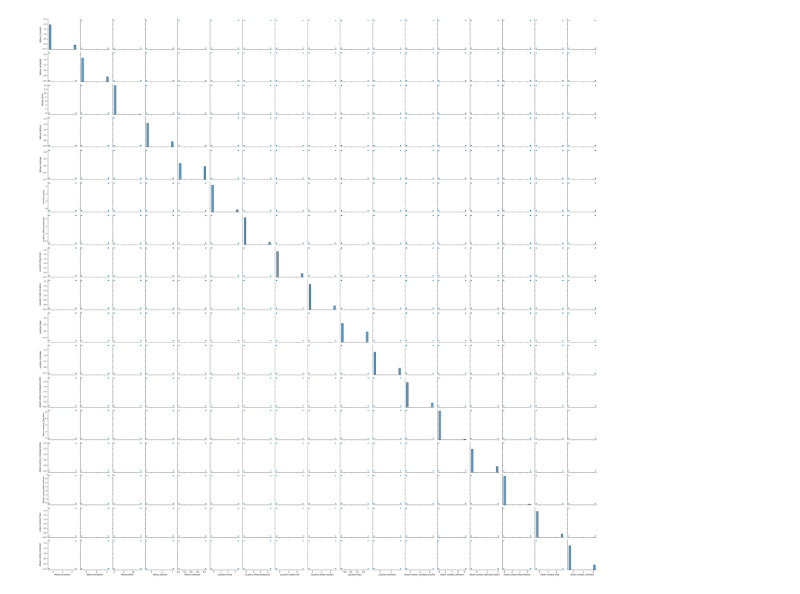
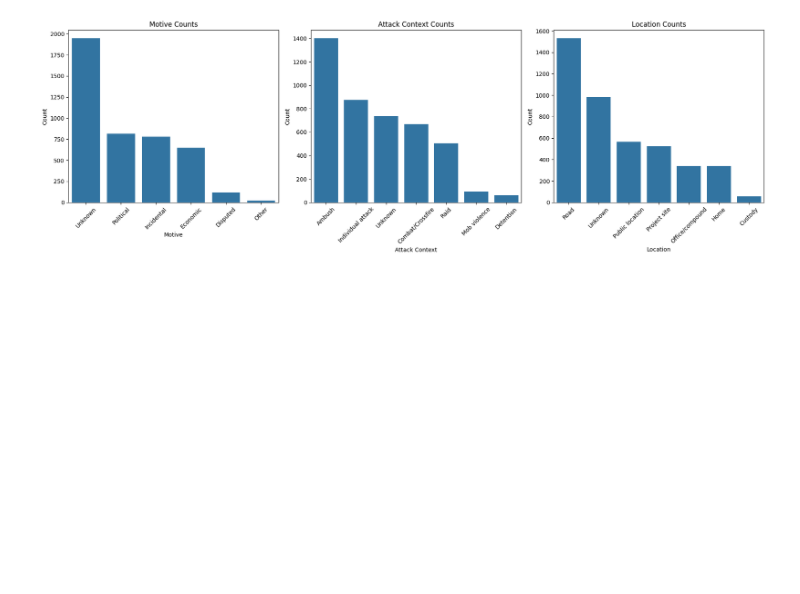
Before and after one commit to sophiarutman/sophiarutman.github.io, a Jupyter notebook: second_year_scholarship/motive_vs_location.ipynb, the cells around one changed output. Saved outputs shown, nothing was run; the diff lists cells and outputs as text; code cells hidden in the pictures; blank space fills up the shorter version.

```diff
--- a/second_year_scholarship/motive_vs_location.ipynb
+++ b/second_year_scholarship/motive_vs_location.ipynb
@@ -46,9 +46,37 @@ from IPython.display import IFrame
 IFrame("corr_matrix3.html", width=1000, height=1000)
 # %% [output]
 [interactive output not drawn]
-# %%
-import seaborn as sns
-sns.pairplot(df_encoded)
-plt.show()
-# %% [output]
-[figure, removed]
+# %%
+motive_values = df["Motive"].value_counts()
+context_values = df["Attack context"].value_counts()
+location_values = df["Location"].value_counts()
+
+fig, axes = plt.subplots(1, 3, figsize=(18, 6))
+
+sns.barplot(x=motive_values.index, y=motive_values.values, ax=axes[0])
+axes[0].set_title('Motive Counts')
+axes[0].set_xlabel('Motive')
+axes[0].set_ylabel('Count')
+axes[0].tick_params(axis='x', rotation=45)
+
+# Plotting 'Attack context' values
+sns.barplot(x=context_values.index, y=context_values.values, ax=axes[1])
+axes[1].set_title('Attack Context Counts')
+axes[1].set_xlabel('Attack Context')
+axes[1].set_ylabel('Count')
+axes[1].tick_params(axis='x', rotation=45)
+
+# Plotting 'Location' values
+sns.barplot(x=location_values.index, y=location_values.values, ax=axes[2])
+axes[2].set_title('Location Counts')
+axes[2].set_xlabel('Location')
+axes[2].set_ylabel('Count')
+axes[2].tick_params(axis='x', rotation=45)
+
+# Adjust layout
+plt.tight_layout()
+plt.savefig("bar_plots.png", format="png", dpi=300)
+
+plt.show()
+# %% [output]
+[figure, added]
```
Also changed, not shown: 4 other files.
